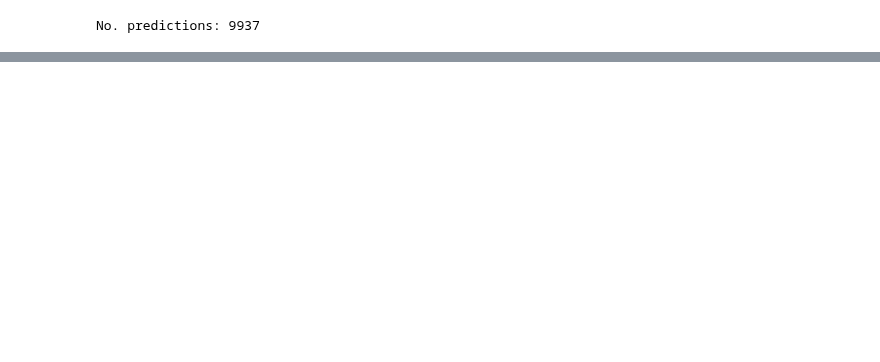
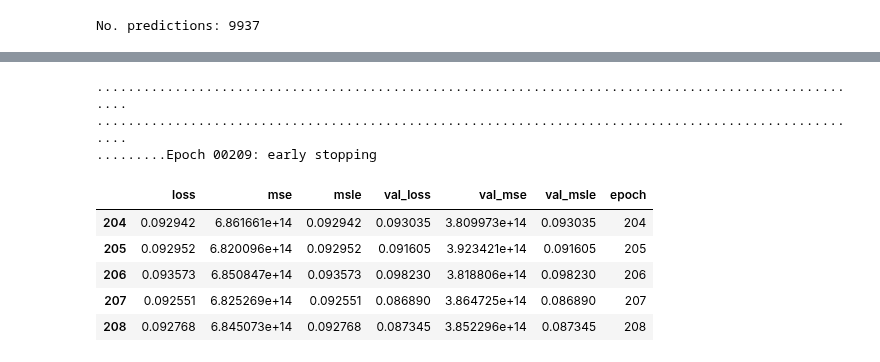
Before and after one commit to henrfj/TDT4173-ML, a Jupyter notebook: henrik-testsite/next_level_testing.ipynb, the cells around one changed output, grey strips where cells are left out. Saved outputs shown, nothing was run; the diff lists cells and outputs as text; code cells hidden in the pictures; blank space fills up the shorter version.

Commit message:
More advanced testing with normalization techniques

```diff
--- a/henrik-testsite/next_level_testing.ipynb
+++ b/henrik-testsite/next_level_testing.ipynb
@@ -514,0 +541,7 @@ https://medium.com/@urvashilluniya/why-data-normalization-is-necessary-for-machi
+# %%
+# Training and validation data preprocessing
+labels = train[features]
+labels = labels.fillna(labels.mean())
+targets = train['price']
+
+train_labels, val_labels, train_targets, val_targets = train_test_split(labels, targets, test_size=0.1, shuffle= True, random_state=42)
@@ -514,0 +563,46 @@ https://medium.com/@urvashilluniya/why-data-normalization-is-necessary-for-machi
+# %%
+#Converting numpy array to dataframe
+training_norm_col = pd.DataFrame(train_labels_scaled, index=train_labels_n.index, columns=train_labels_n.columns)
+train_labels.update(training_norm_col)
+
+val_norm_col = pd.DataFrame(val_labels_scaled, index=val_labels_n.index, columns=val_labels_n.columns)
+val_labels.update(val_norm_col)
+
+testing_norm_col = pd.DataFrame(test_labels_scaled, index=test_labels_n.index, columns=test_labels_n.columns)
+test_labels.update(testing_norm_col)
+# %%
+# Model
+model = tf.keras.Sequential()
+model.add(Dense(18, activation=tf.nn.relu)) #tf.keras.activations.sigmoid
+#model.add(Dropout(0.2))
+model.add(Dense(12, activation=tf.nn.relu))
+#model.add(Dropout(0.2))
+model.add(Dense(6, activation=tf.nn.relu))
+model.add(Dense(1)) #Output
+
+# Optimized for reducing msle loss.
+model.compile(optimizer='adam',
+              loss='msle', #'msle'
+              metrics=['mse', 'msle']) #-msle
+# %%
+early_stop = tf.keras.callbacks.EarlyStopping(monitor='val_loss', verbose=1, mode='min', patience=10)
+history = model.fit(x=train_labels, y=train_targets.values,
+          validation_data=(val_labels,val_targets.values),
+          verbose=0, epochs=1000, callbacks=[early_stop, PrintDot()]
+          )
+# %% [output]
+....................................................................................................
+....................................................................................................
+.........Epoch 00209: early stopping
+# %%
+# Results
+hist = pd.DataFrame(history.history)
+hist['epoch'] = history.epoch
+hist.tail(5)
+# %% [output]
+|  | loss | mse | msle | val_loss | val_mse | val_msle | epoch |
+| 204 | 0.092942 | 6.861661e+14 | 0.092942 | 0.093035 | 3.809973e+14 | 0.093035 | 204 |
+| 205 | 0.092952 | 6.820096e+14 | 0.092952 | 0.091605 | 3.923421e+14 | 0.091605 | 205 |
+| 206 | 0.093573 | 6.850847e+14 | 0.093573 | 0.098230 | 3.818806e+14 | 0.098230 | 206 |
+| 207 | 0.092551 | 6.825269e+14 | 0.092551 | 0.086890 | 3.864725e+14 | 0.086890 | 207 |
+| 208 | 0.092768 | 6.845073e+14 | 0.092768 | 0.087345 | 3.852296e+14 | 0.087345 | 208 |
```
Also changed, not shown: parts of 18 cells of this notebook, 7 other files.
